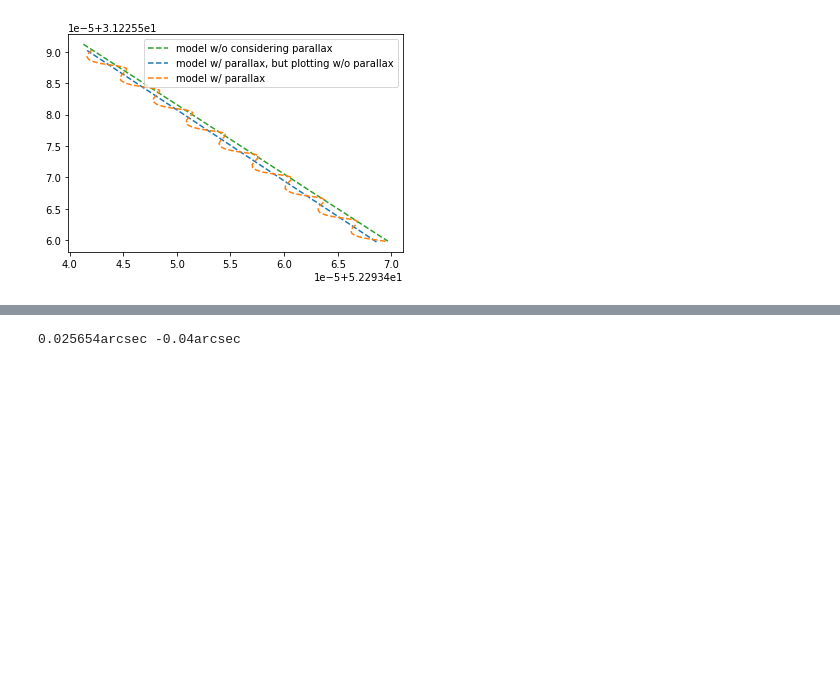
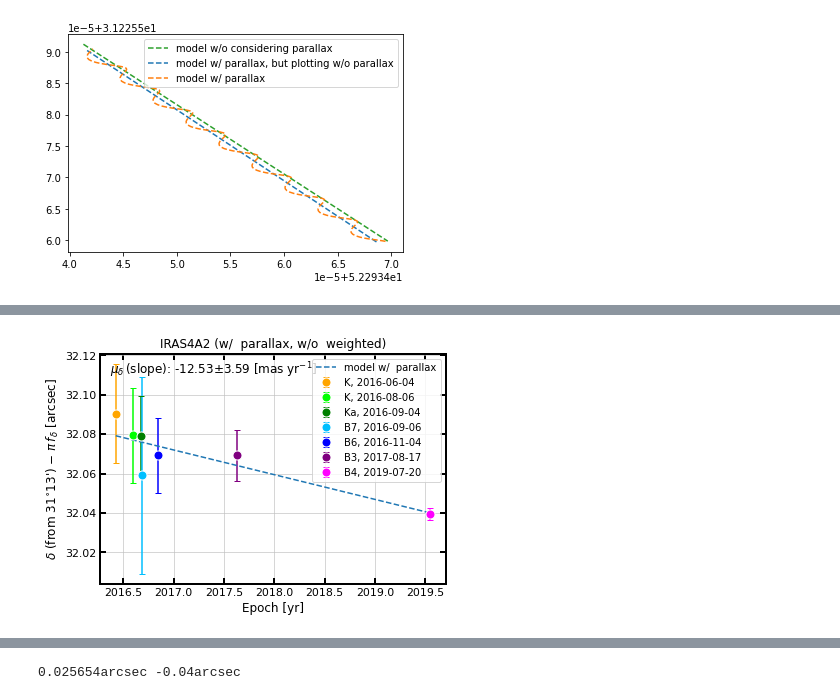
Before and after one commit to astrochialinko/IRAS4A, a Jupyter notebook: Polarization/Analysis_Astrometry/Script/script_fitting_ProperMotion_with_parallax.ipynb, the cells around one changed output, grey strips where cells are left out. Drawn from its saved outputs; the diff is of its cells as text; code cells hidden in the pictures; blank space fills up the shorter version.

```diff
--- a/Polarization/Analysis_Astrometry/Script/script_fitting_ProperMotion_with_parallax.ipynb
+++ b/Polarization/Analysis_Astrometry/Script/script_fitting_ProperMotion_with_parallax.ipynb
@@ -519,0 +540,11 @@ plt.show()
+# %%
+fit_m = pm_dec_fit_arcsyr
+fit_c = dec_0_fit_arcs
+plot_title_name    = 'IRAS4A2 (w/  parallax, w/o  weighted)'
+plot_savefig_name  = '%s4A2_TimeDec_with_prllx.pdf'%(path_figure)
+plot_m_txt         = pm_dec_fit_masyr_fmt
+plot_m_err_txt     = pm_dec_err_fit_masyr_fmt
+
+plot_dec_minus_prllx_time(fit_m, fit_c, plot_title_name, plot_savefig_name, plot_m_txt, plot_m_err_txt)
+# %% [output]
+[figure, added]
```
Also changed, not shown: parts of 31 cells of this notebook, 29 other files.
